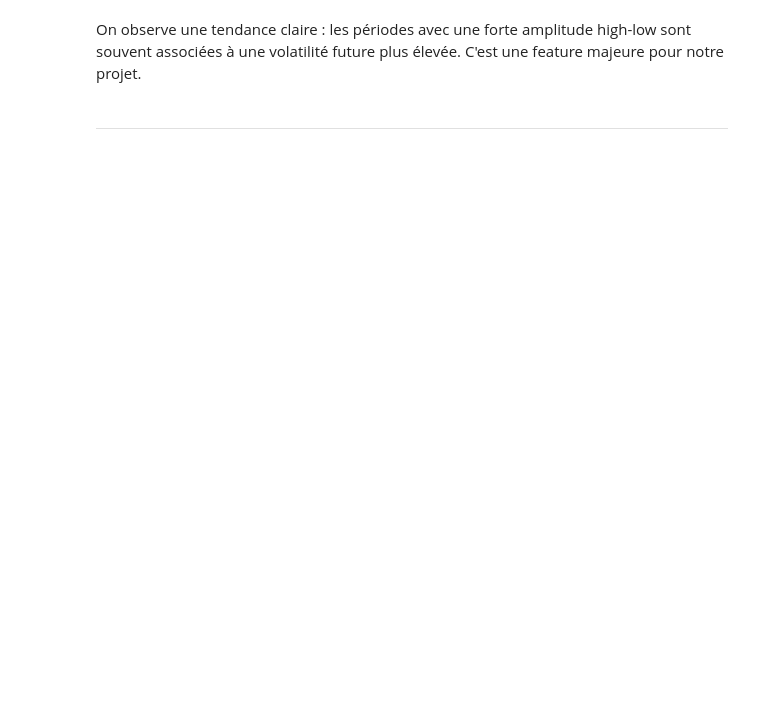
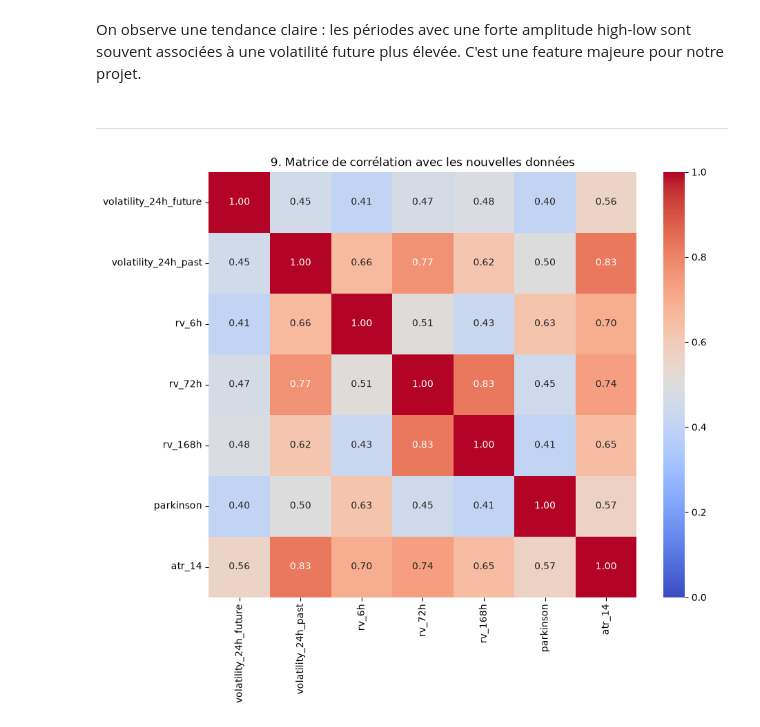
Before and after one commit to linaoueslati03/btc-volatility-project, a Jupyter notebook: notebooks/03_eda.ipynb, the cells around one changed output. Cells and saved outputs as stored; diff of their text form; code cells hidden in the pictures; blank space fills up the shorter version.

Commit message:
ajout eda matrice

```diff
--- a/notebooks/03_eda.ipynb
+++ b/notebooks/03_eda.ipynb
@@ -193,3 +187,21 @@ On observe une tendance claire : les périodes avec une forte amplitude high-low
 
 
 ---
+# %%
+plt.figure(figsize=(10, 8))
+
+new_columns = [
+    'volatility_24h_future',
+    'volatility_24h_past',
+    'rv_6h',
+    'rv_72h',
+    'rv_168h',
+    'parkinson',
+    'atr_14'
+]
+
+sns.heatmap(df[new_columns].corr(), annot=True, cmap='coolwarm', fmt=".2f", vmin=0, vmax=1)
+plt.title('9. Matrice de corrélation avec les nouvelles données')
+plt.show()
+# %% [output]
+[figure, added]
```
Also changed, not shown: parts of 11 cells of this notebook.
